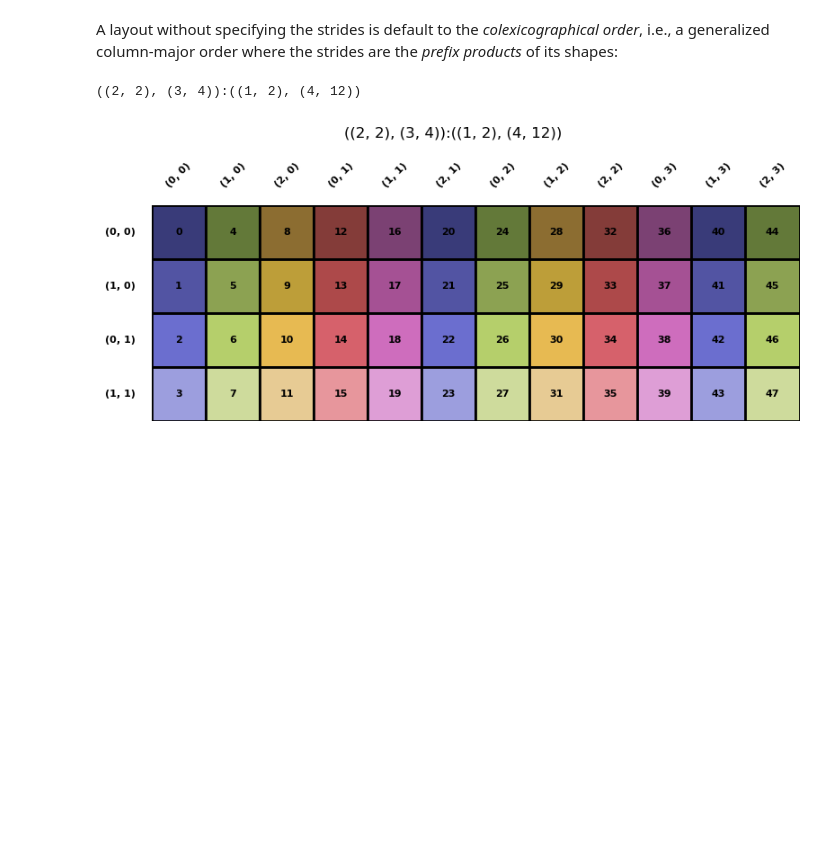
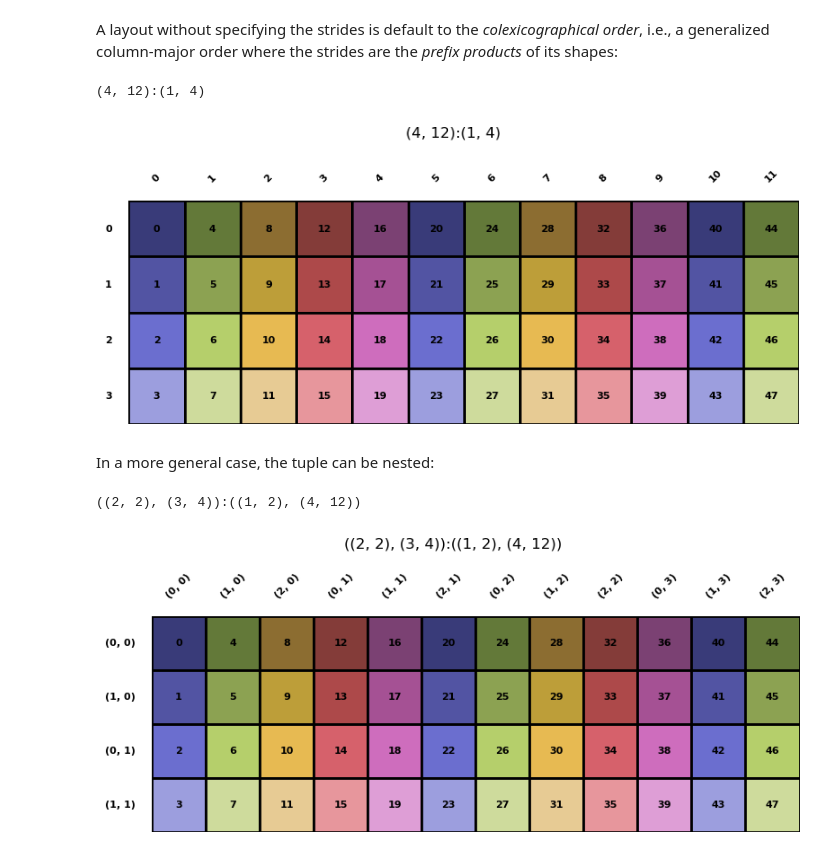
Before and after one commit to w32zhong/simp-intelligence, a Jupyter notebook: simp_intelligence/math/layout_basics.ipynb, the cells around one changed output. Saved outputs shown, nothing was run; the diff lists cells and outputs as text; code cells hidden in the pictures; blank space fills up the shorter version.

```diff
--- a/simp_intelligence/math/layout_basics.ipynb
+++ b/simp_intelligence/math/layout_basics.ipynb
@@ -26,5 +35,12 @@ domain and co-domain: 24 112
 # %% [markdown]
 A layout without specifying the strides is default to the *colexicographical order*, i.e., a generalized column-major order where the strides are the *prefix products* of its shapes:
+# %%
+Layout(shape=(4, 12)).visualize()
+# %% [output]
+(4, 12):(1, 4)
+[figure, added]
+# %% [markdown]
+In a more general case, the tuple can be nested:
 # %%
 Layout(shape=((2, 2), (3, 4))).visualize()
 # %% [output]
```
Also changed, not shown: parts of 9 cells of this notebook.
